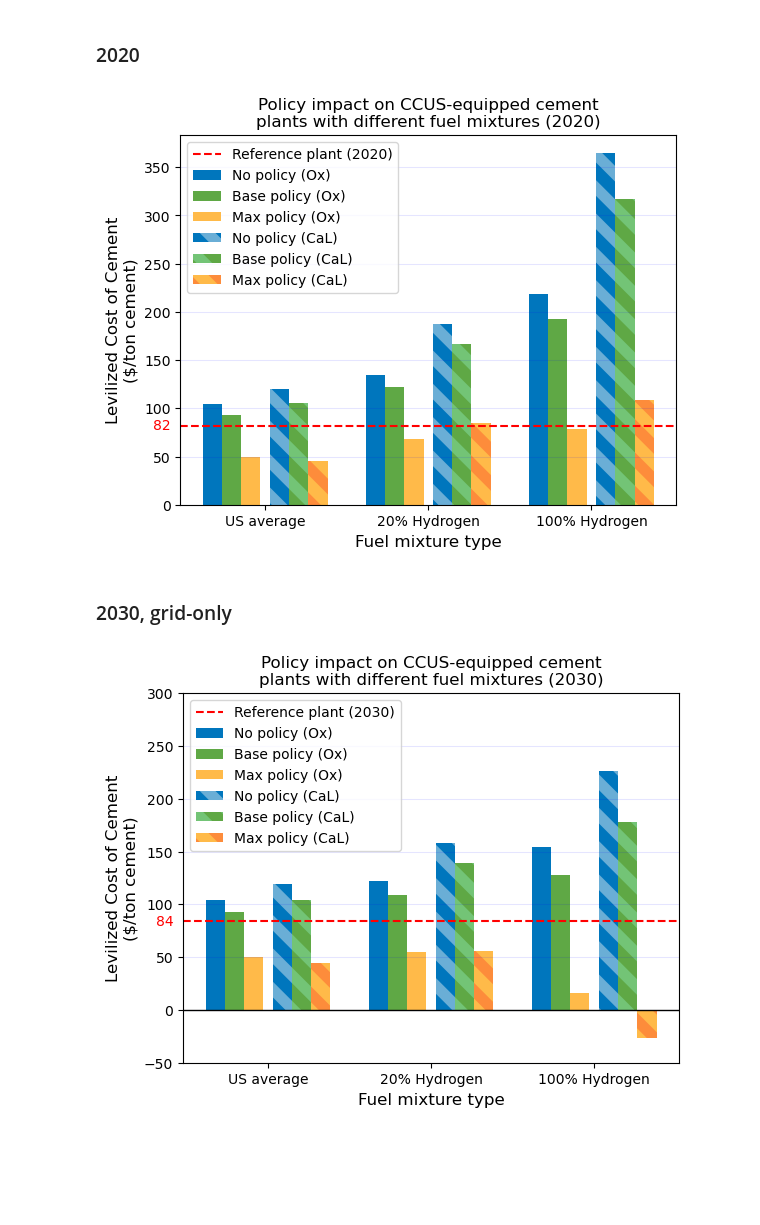
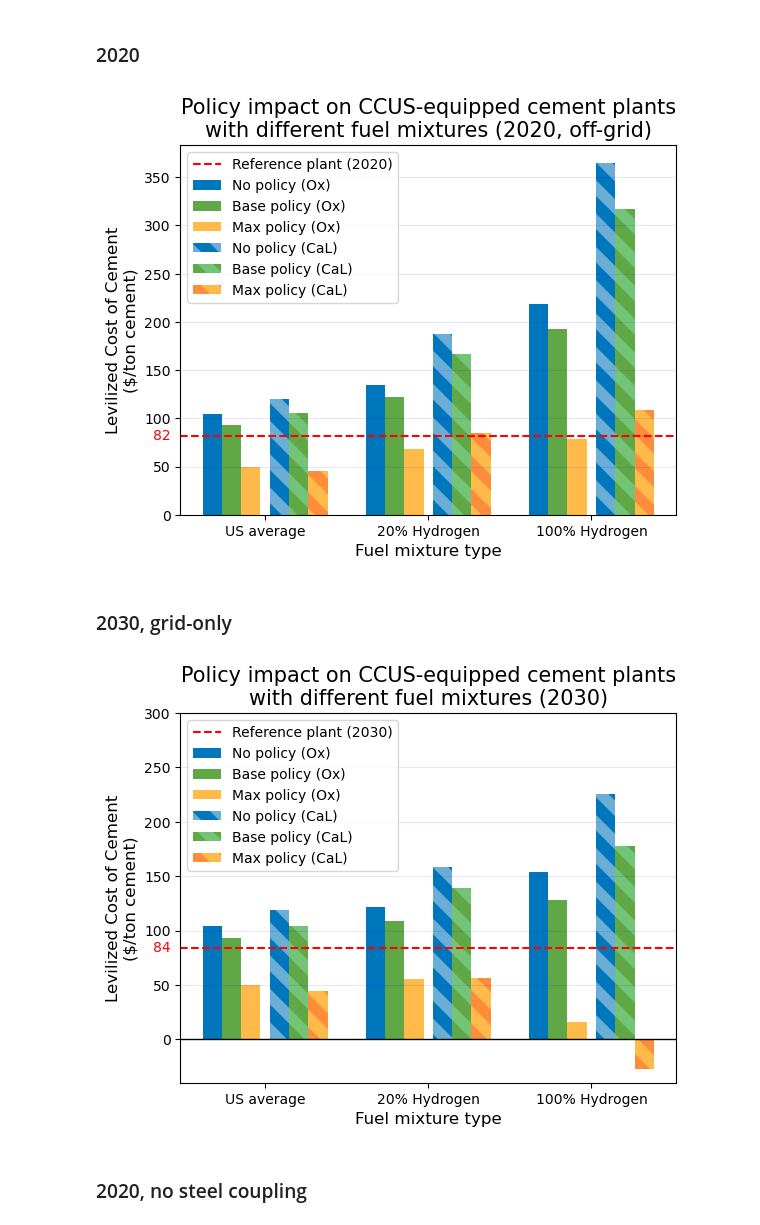
Before and after one commit to evan-sharafuddin/HOPP, a Jupyter notebook: green_concrete/plots.ipynb, the cells around one changed output. Cells and saved outputs as stored; diff of their text form; code cells hidden in the pictures; blank space fills up the shorter version.

```diff
--- a/green_concrete/plots.ipynb
+++ b/green_concrete/plots.ipynb
@@ -8,6 +8,10 @@ from matplotlib.pyplot import figure
 from green_concrete.convert import *
 import matplotlib.transforms as transforms
 %matplotlib inline
+
+plt.__file__
+
+colorhash = ['#0076BD', '#5FA845', '#FFBA49', '#9A52F5', '#CC3732']
 # %% [markdown]
 ## Template
 # %%
@@ -262,7 +339,7 @@ data = {'Cement only': c[1::2],
 }
 print(data)
 group_labels = ['10% H2', '20% H2', '100% H2']
-colorhash = ['#0076BD', '#5FA845', '#FFBA49', '#976AF5'][2:]
+colorhash1 = colorhash[:2]
 
 # Set the width of the bars
 bar_width = 0.35
@@ -274,9 +351,9 @@ fix, ax = plt.subplots()
 # ax2 = ax.twinx()
 
 # Add labels and title with adjusted font size
-plt.ylabel('Levilized Cost of Cement\n($/ton cement)', fontsize=18)
-plt.title('Comparison of H2 fuel mixtures\nwith/without steel', fontsize=18)
-plt.xticks(x, group_labels, fontsize=18)
+plt.ylabel('Levilized Cost of Cement\n($/ton cement)', fontsize=14)
+plt.title('Comparison of H2 fuel mixtures\nwith/without steel', fontsize=16)
+plt.xticks(x, group_labels, fontsize=14)
 plt.yticks(fontsize=14)
 
 
@@ -285,17 +362,17 @@ for i, (group, values) in enumerate(data.items()):
 # Calculate the x-axis position for the current group of bars
     pos = x + (i * bar_width)
     # Create a set of bars for the current group
-    bars = ax.bar(pos, values, width=bar_width, label=group, color=colorhash[i])
+    bars = ax.bar(pos, values, width=bar_width, label=group, color=colorhash1[i])
 
 	# Add text labels above each bar
     for bar, value in zip(bars, values):
     	ax.text(bar.get_x() + bar.get_width() / 2, bar.get_height() + 5, str(value),
-                ha='center', va='bottom', color='black', fontsize=14)
+                ha='center', va='bottom', color='black', fontsize=12)
 
 ax.set_xticks(x + ((len(data) - 1) / 2) * bar_width)
 ax.set_xticklabels(group_labels)
 
-plt.legend(loc='upper center', bbox_to_anchor=(0.5, -0.15), ncol=3, fontsize=16)
+plt.legend(loc='upper center', bbox_to_anchor=(0.5, -0.15), ncol=3, fontsize=14)
 plt.ylim(0, 230)
 
 plt.tight_layout()
@@ -332,10 +549,9 @@ data = {'Cement only': [c[3], c[5]],
 }
 
 group_labels = ['Oxyfuel', 'CaL (tail-end)']
-colorhash = ['#0076BD', '#5FA845', '#FFBA49', '#976AF5'][2:]
 
 # Set the width of the bars
-bar_width = 0.35
+bar_width = 0.3
 
 # Create an array for the x-axis positions of the bars
 x = np.arange(len(group_labels))
@@ -344,9 +560,9 @@ fix, ax = plt.subplots()
 # ax2 = ax.twinx()
 
 # Add labels and title with adjusted font size
-plt.ylabel('Levilized Cost of Cement\n($/ton cement)', fontsize=18)
-plt.title('Comparison of H2 fuel mixtures\nwith/without steel', fontsize=18)
-plt.xticks(x, group_labels, fontsize=18)
+plt.ylabel('Levilized Cost of Cement\n($/ton cement)', fontsize=14)
+plt.title('Comparison of H2 fuel mixtures\nwith/without steel', fontsize=16)
+plt.xticks(x, group_labels, fontsize=14)
 plt.yticks(fontsize=14)
 
 
@@ -360,12 +576,12 @@ for i, (group, values) in enumerate(data.items()):
 	# Add text labels above each bar
     for bar, value in zip(bars, values):
     	ax.text(bar.get_x() + bar.get_width() / 2, bar.get_height() + 5, str(value),
-                ha='center', va='bottom', color='black', fontsize=14)
+                ha='center', va='bottom', color='black', fontsize=12)
 
 ax.set_xticks(x + ((len(data) - 1) / 2) * bar_width)
 ax.set_xticklabels(group_labels)
 
-plt.legend(loc='upper center', bbox_to_anchor=(0.5, -0.15), ncol=3, fontsize=16)
+plt.legend(loc='upper center', bbox_to_anchor=(0.5, -0.15), ncol=3, fontsize=14)
 plt.ylim(0, 230)
 
 plt.tight_layout()
@@ -382,9 +595,0 @@ plt.show()
-# %%
-import matplotlib.pyplot as plt
-labels = ['Electricity', 'Process emissions', 'Fuel emissions']
-colorhash = ['#0076BD', '#5FA845', '#FFBA49', '#976AF5']
-sizes = [9.4, 57.8, 32.9]
-
-fig, ax = plt.subplots()
-h = ax.pie(sizes, labels=labels, autopct='%1.1f%%', colors=colorhash[:3], textprops={'fontsize': 16}, pctdistance=.7)
-plt.tight_layout
@@ -444,7 +646,6 @@ c_C5_cal = filter_data(c_C5, ['CaL'])
 
 # config graph
 bar_width = 0.1
-colors = ['#0076BD', '#5FA845', '#FFBA49', '#976AF5'][:3]
 group_labels = ['US average', '20% Hydrogen', '100% Hydrogen']
 group_space = 0.2
 color_labels = ['No policy (Ox)', 'Base policy (Ox)', 'Max policy (Ox)', 'No policy (CaL)', 'Base policy (CaL)', 'Max policy (CaL)']
@@ -514,13 +715,13 @@ ax.text(0,ref_2020, "{:.0f}".format(ref_2020), color="red", transform=trans,
 
 plt.legend();
 plt.grid(visible=True, which='major', axis='y', color='b', alpha=0.1)
-plt.title('Policy impact on CCUS-equipped cement\nplants with different fuel mixtures (2020, off-grid)', fontsize=12);
+plt.title('Policy impact on CCUS-equipped cement plants\nwith different fuel mixtures (2020, off-grid)', fontsize=15);
 
 plt.savefig(os.path.join(outloc, 'policy_2020.png'), dpi=600)
 # Show the plot
 plt.show()
 # %% [output]
-[figure, old version]
+[figure, new version]
 # %% [markdown]
 ### 2030, grid-only
 # %%
@@ -541,7 +742,6 @@ c_C5_cal = filter_data(c_C5, ['CaL'])
 
 # config graph
 bar_width = 0.1
-colors = ['#0076BD', '#5FA845', '#FFBA49', '#976AF5'][:3]
 group_labels = ['US average', '20% Hydrogen', '100% Hydrogen']
 group_space = 0.2
 color_labels = ['No policy (Ox)', 'Base policy (Ox)', 'Max policy (Ox)', 'No policy (CaL)', 'Base policy (CaL)', 'Max policy (CaL)']
@@ -588,33 +788,35 @@ plt.rcParams['hatch.color'] = cmap(0.5)
 bars += ax.bar(x+0.15, y4, width, label=color_labels[3], color = colorhash[0], hatch='\\')
 cmap = plt.get_cmap('Greens')
 plt.rcParams['hatch.color'] = cmap(0.5)
 bars += ax.bar(x+0.35, y5, width, label=color_labels[4], color = colorhash[1], hatch='\\')
 cmap = plt.get_cmap('Oranges')
 plt.rcParams['hatch.color'] = cmap(0.5)
 bars += ax.bar(x+0.55, y6, width, label=color_labels[5], color = colorhash[2], hatch='\\')
 
 ax.set_xticks(x, group_labels);
 ax.set_xlabel('Fuel mixture type', fontsize=12)
 ax.set_ylabel('Levilized Cost of Cement\n($/ton cement)', fontsize=12)
-ax.set_ylim(-50, 300)
+ax.set_ylim(-40, 300)
 
 # add reference costs
 ref_2020 = 81.85
 ref_2030 = 84.19
 
 plt.axhline(y=ref_2030, color='r', linestyle='--', label='Reference plant (2030)');
 trans = transforms.blended_transform_factory(
     ax.get_yticklabels()[0].get_transform(), ax.transData)
 ax.text(0,ref_2030, "{:.0f}".format(ref_2030), color="red", transform=trans,
         ha="right", va="center")
 
 plt.axhline(y=0, color='black', linestyle='-', lw=1);
 plt.legend();
 plt.grid(visible=True, which='major', axis='y', color='b', alpha=0.1)
-plt.title('Policy impact on CCUS-equipped cement\nplants with different fuel mixtures (2030)', fontsize=12);
+plt.title('Policy impact on CCUS-equipped cement plants\nwith different fuel mixtures (2030)', fontsize=15);
 
 plt.savefig(os.path.join(outloc, 'policy_2030.png'), dpi=600)
 # Show the plot
 plt.show()
 # %% [output]
-[figure, old version]
+[figure, new version]
+# %% [markdown]
+### 2020, no steel coupling
```
Also changed, not shown: parts of 18 cells of this notebook, 2 other files.
